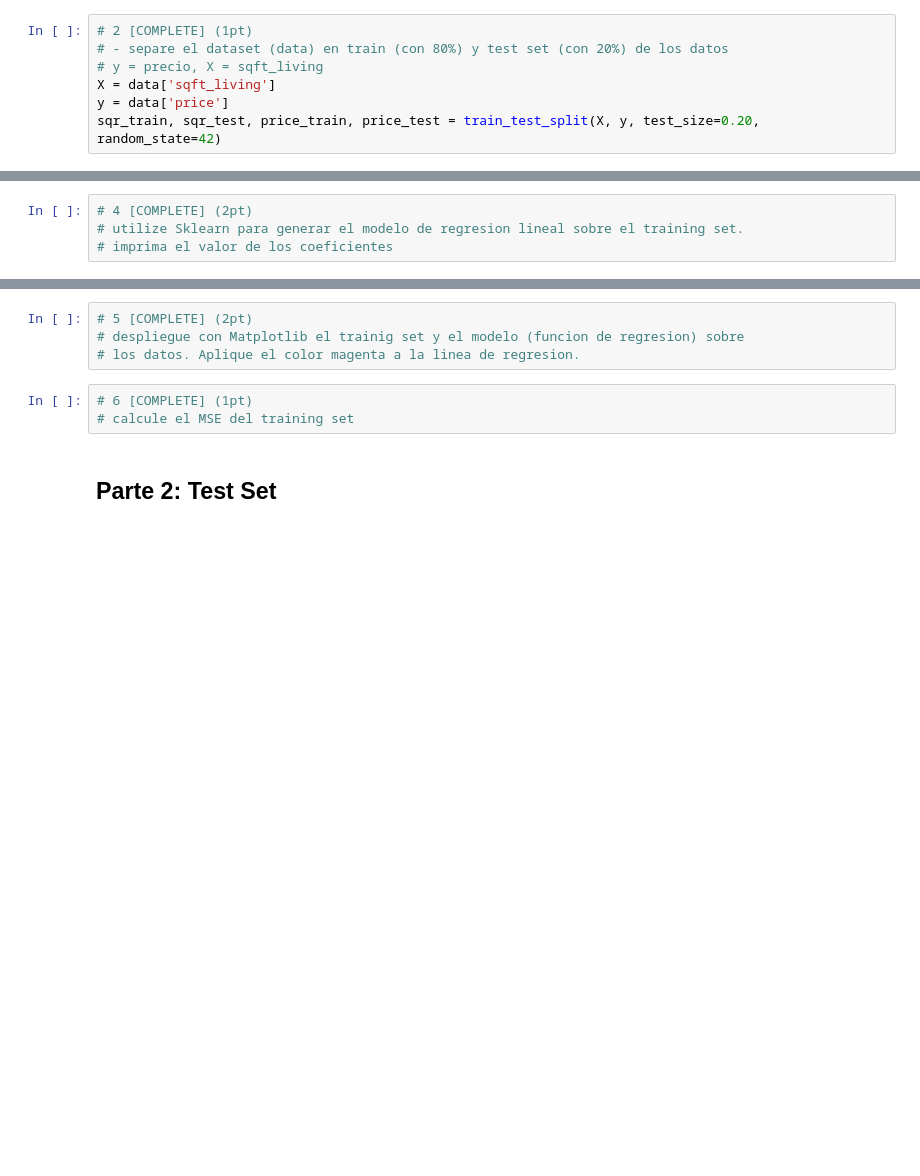
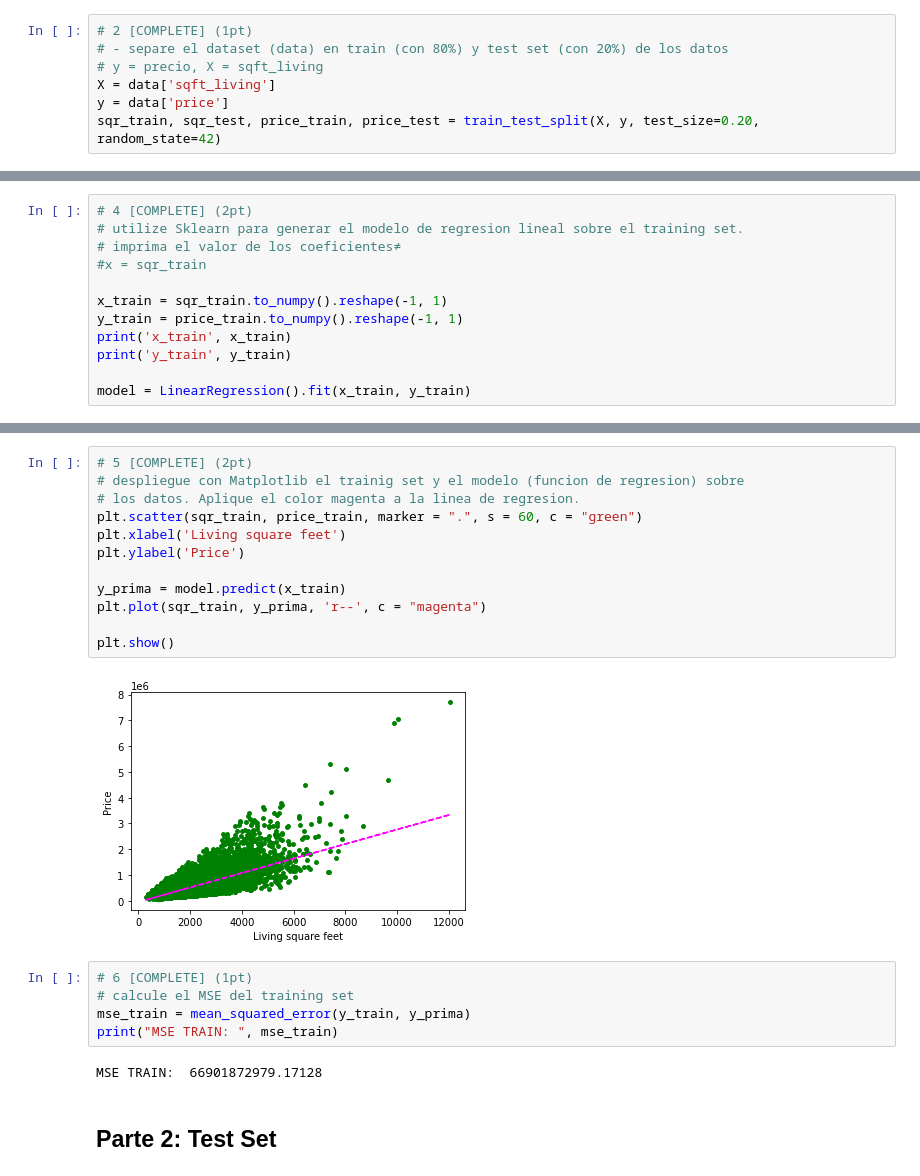
Before and after one commit to agomezs/programa-ia, a Jupyter notebook: S1-RegresionLinealSimple/7-Practica-Semana-1.ipynb, the cells around one changed output, grey strips where cells are left out. Cells and saved outputs as stored; diff of their text form; blank space fills up the shorter version.

```diff
--- a/S1-RegresionLinealSimple/7-Practica-Semana-1.ipynb
+++ b/S1-RegresionLinealSimple/7-Practica-Semana-1.ipynb
@@ -60,4 +73,12 @@ plt.show()
 # %%
 # 4 [COMPLETE] (2pt)
 # utilize Sklearn para generar el modelo de regresion lineal sobre el training set.
-# imprima el valor de los coeficientes
+# imprima el valor de los coeficientes≠
+#x = sqr_train
+
+x_train = sqr_train.to_numpy().reshape(-1, 1)
+y_train = price_train.to_numpy().reshape(-1, 1)
+print('x_train', x_train)
+print('y_train', y_train)
+
+model = LinearRegression().fit(x_train, y_train)
@@ -64,10 +100,24 @@ plt.show()
 # %%
 # 5 [COMPLETE] (2pt)
 # despliegue con Matplotlib el trainig set y el modelo (funcion de regresion) sobre
 # los datos. Aplique el color magenta a la linea de regresion.
+plt.scatter(sqr_train, price_train, marker = ".", s = 60, c = "green")
+plt.xlabel('Living square feet')
+plt.ylabel('Price')
+
+y_prima = model.predict(x_train)
+plt.plot(sqr_train, y_prima, 'r--', c = "magenta")
+
+plt.show()
+# %% [output]
+[figure, added]
 # %%
 # 6 [COMPLETE] (1pt)
 # calcule el MSE del training set
+mse_train = mean_squared_error(y_train, y_prima)
+print("MSE TRAIN: ", mse_train)
+# %% [output]
+MSE TRAIN:  66901872979.17128
 # %% [markdown]
 ## Parte 2: Test Set
 # %%
```
Also changed, not shown: parts of 11 cells of this notebook, 2 other files.
